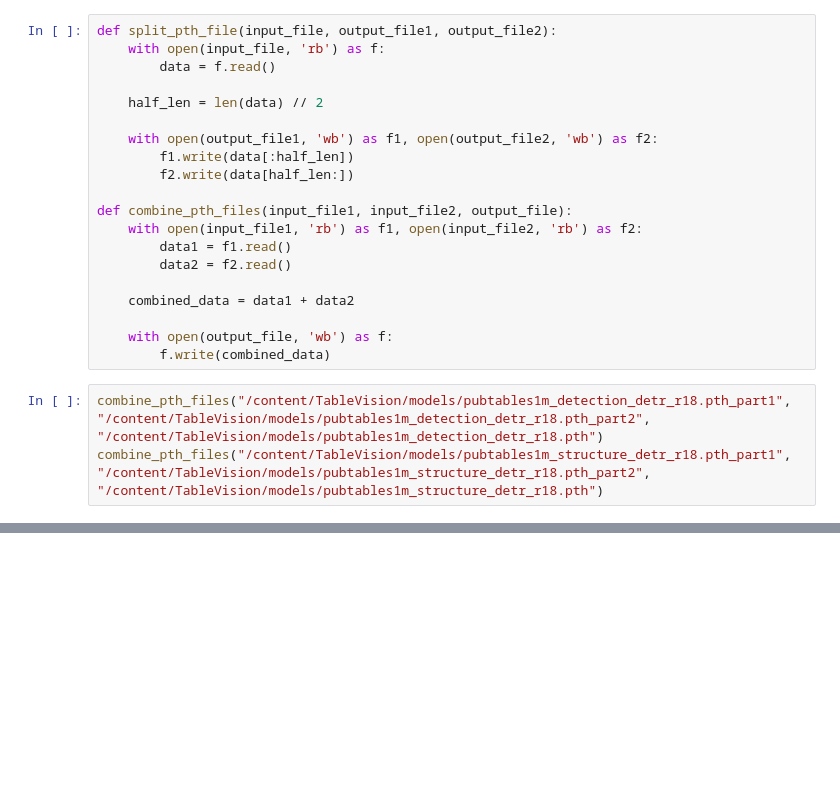
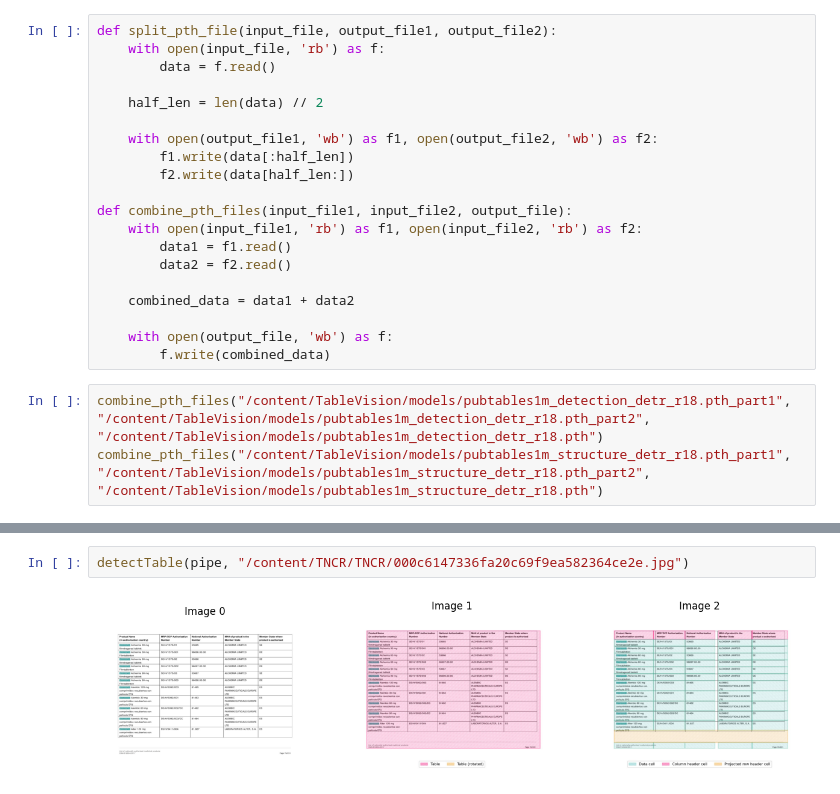
Before and after one commit to HoanChan/TableVision, a Jupyter notebook: TableVision.ipynb, the cells around one changed output, grey strips where cells are left out. Saved outputs shown, nothing was run; the diff lists cells and outputs as text; blank space fills up the shorter version.

```diff
--- a/TableVision.ipynb
+++ b/TableVision.ipynb
@@ -128,0 +145,4 @@ plt.show()
+# %%
+detectTable(pipe, "/content/TNCR/TNCR/000c6147336fa20c69f9ea582364ce2e.jpg")
+# %% [output]
+[figure, added]
```
Also changed, not shown: parts of 9 cells of this notebook, 54 other files.
